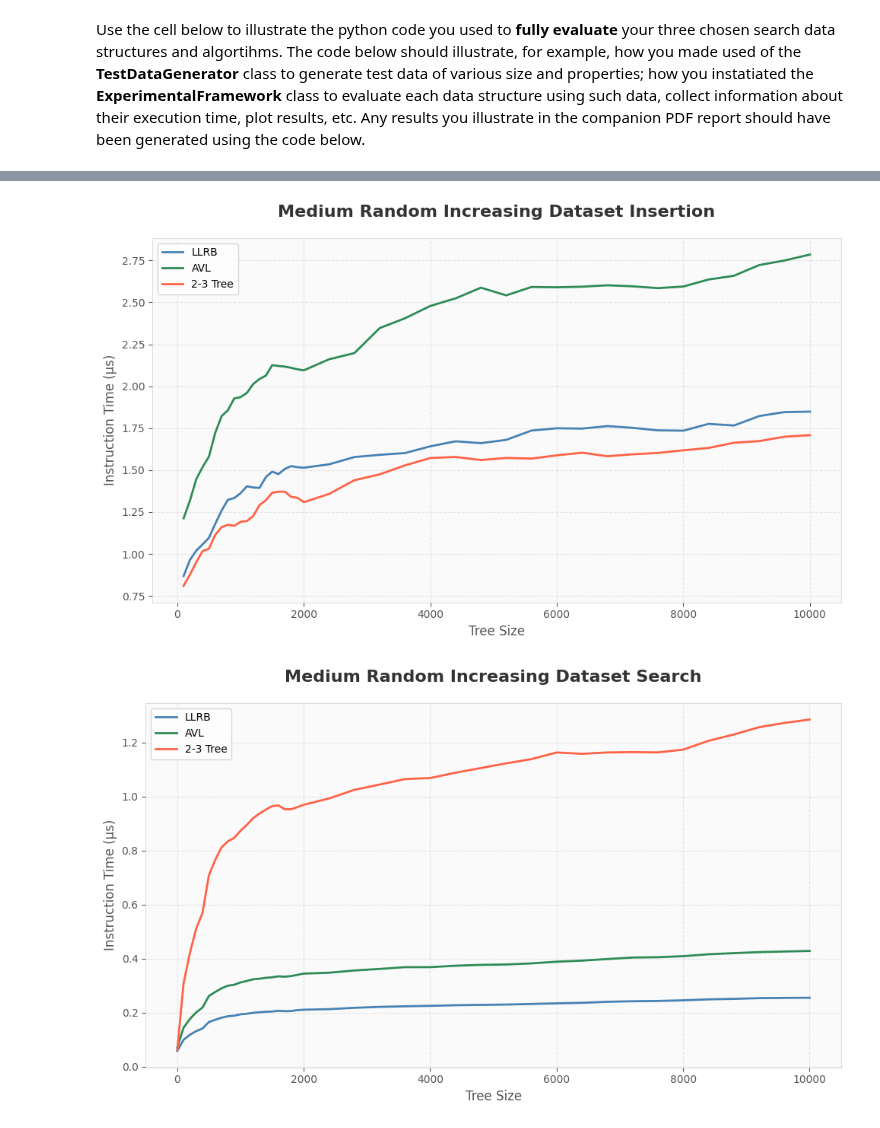
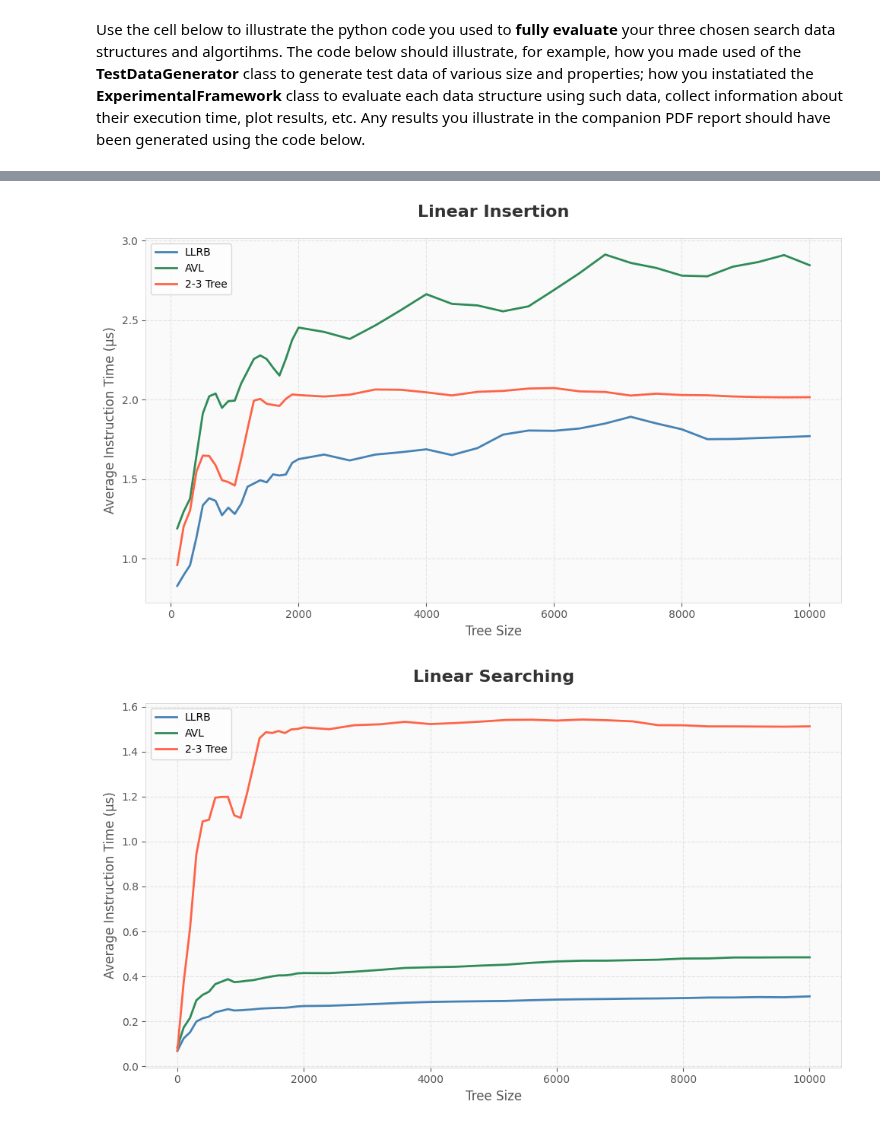
Before and after one commit to Zhou-London/Algorithm-Research, a Jupyter notebook: comp0005-coursework-2025/grp-XXX-0005code.ipynb, the cells around one changed output, grey strips where cells are left out. Saved outputs shown, nothing was run; the diff lists cells and outputs as text; code cells hidden in the pictures.

Commit message:
Framework update

```diff
--- a/comp0005-coursework-2025/grp-XXX-0005code.ipynb
+++ b/comp0005-coursework-2025/grp-XXX-0005code.ipynb
@@ -906,25 +908,23 @@ Use the cell below to illustrate the python code you used to **fully evaluate**
 # %%
 """Configure your Graph!"""
 """These values have default number, which is recommended."""
-testGen = TestDataGenerator(10000) # Size of the dataset
-
 framework = ExperimentalFramework(
 
     # The number of elements to Search
-    num_searches=50, # Higher -> Slower
+    num_searches=25, # Higher -> Slower
 
     # Times to repeat the Search/Insert
-    repeat_time=5, # Higher -> Slower
+    repeat_time=3, # Higher -> Slower
 
-    # Times to cycle the Search
-    repeat_number=10, # Higher -> Slower
+    repeat_number=5,
 
     # Number of the points on the graph
     sampling_rate=25, # Higher -> Slower
 
+    dense_sampling_portion=0.2,
+
     # Smooth rate
-    window_size=5, # Higher -> Smoother, maybe lower as well
+    window_size=3, # Higher -> Smoother, maybe lower as well
 
-    # The area of the high-density, such as the start of a log(n) curve
-    dense_sampling_portion=0.2 # Higher -> Slower
+
 )
@@ -949,9 +931,20 @@ framework.visualize(title + " Search")
-# %%
-title = """Medium Random Increasing Dataset"""
-framework.evaluate_insertion(testGen.IntegerIncreasing())
-framework.visualize(title + " Insertion")
-framework.evaluate(testGen.IntegerIncreasing())
-framework.visualize(title + " Search")
-# %% [output]
-[figure, removed]
-[figure, removed]
+# %%
+title = """Linear Insertion"""
+datasets = [
+    TestDataGenerator(size=10000).
+    IntegerLinear() for _ in range(10)
+]
+framework.evaluate_insertion_multiple(datasets)
+framework.visualize(title)
+# %% [output]
+[figure, added]
+# %%
+title = """Linear Searching"""
+datasets = [
+    TestDataGenerator(size=10000).
+    IntegerLinear() for _ in range(10)
+]
+framework.evaluate_multiple(datasets)
+framework.visualize(title)
+# %% [output]
+[figure, added]
```
Also changed, not shown: parts of 14 cells of this notebook.
